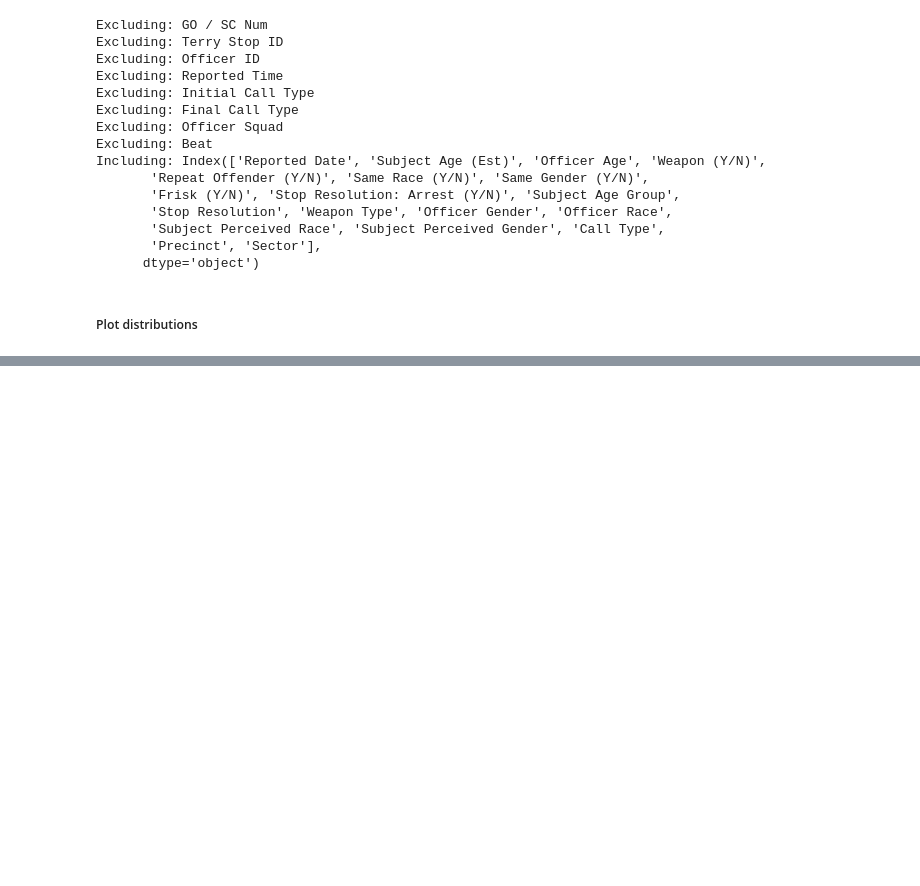
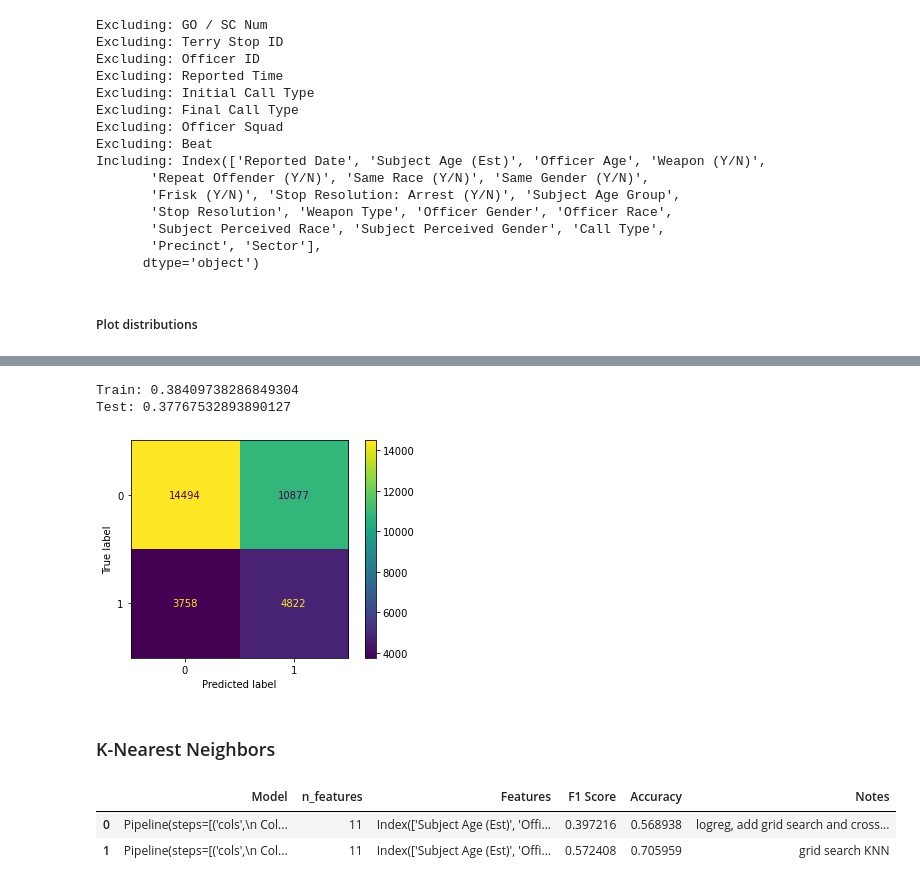
Before and after one commit to sethnlewis/Policing-Bias, a Jupyter notebook: analysis/EDA.ipynb, the cells around one changed output, grey strips where cells are left out. Cells and saved outputs as stored; diff of their text form; code cells hidden in the pictures; blank space fills up the shorter version.

```diff
--- a/analysis/EDA.ipynb
+++ b/analysis/EDA.ipynb
@@ -236,7 +234,8 @@ Name: Weapon Type, dtype: int64
 # Calculate Officer Age
 if 'Officer YOB' in df.columns:
     df['Officer Age'] = df['Reported Date'].apply(lambda x: x.year) - df['Officer YOB']
-    df['Officer Age'] = df['Officer Age'].apply(lambda x: np.nan if x > 100 else x)
+    median_yob = int(df['Officer YOB'].median())
+    df['Officer Age'] = df['Officer Age'].apply(lambda x: median_yob if x > 100 else x)
     df.drop('Officer YOB', axis=1, inplace=True)
 
 
@@ -280,8 +279,8 @@ df['Stop Resolution: Arrest (Method2)'] = (df['Stop Resolution'] == 'Arrest').as
 # Difficult decision to make, but with a sample size of only 5 people, the
 # amount of data is insufficient to provide a statistically significant understanding
 # of how non-binary perception affects arrest rate
-df['Subject Perceived Gender'].replace('Non-Binary', np.nan, inplace=True)
-
+df['Subject Perceived Gender'].replace('Non-Binary', UNKNOWN, inplace=True)
+df['Officer Gender'].replace('Non-Binary', UNKNOWN, inplace=True)
 
 # Optionally categorize 'Officer Squad'
 # Officer Squad
@@ -839,0 +499,32 @@ KeyboardInterrupt:
+# %%
+# One hot encoder
+droppers = [UNKNOWN]*X.select_dtypes('object').shape[1]
+one_hot_encoder = OneHotEncoder(drop=droppers, sparse=False)
+
+# Selectors
+string_selector = make_column_selector(dtype_include='object')
+number_selector = make_column_selector(dtype_include='number')
+
+
+# Column transformers
+transformer_basic = make_column_transformer((one_hot_encoder, string_selector), n_jobs=JOBS)
+
+transformer_ss = make_column_transformer((one_hot_encoder, string_selector),
+                                          (StandardScaler(), number_selector), n_jobs=JOBS)
+
+transformer_minmax = make_column_transformer((one_hot_encoder, string_selector),
+                                             (MinMaxScaler(), number_selector), n_jobs=JOBS)
+
+
+# K-Fold cross validation
+kfold = KFold(N_SPLITS, shuffle=True, random_state=RANDOM_STATE)
+
+# Resampling (smote)
+smote = SMOTE(random_state = RANDOM_STATE, n_jobs=JOBS)
+
+# Models
+model_logreg = LogisticRegression(random_state=RANDOM_STATE, max_iter=10000, n_jobs=JOBS)
+model_knn = KNeighborsClassifier(n_jobs=JOBS)
+model_dt = DecisionTreeClassifier(random_state=RANDOM_STATE)
+model_rf = RandomForestClassifier(random_state=RANDOM_STATE)
+model_xgb = XGBClassifier(use_label_encoder=False, eval_metric = 'logloss', random_state=RANDOM_STATE, n_jobs=JOBS)
@@ -839,0 +581,24 @@ KeyboardInterrupt:
+# %%
+train_test_scores(search)
+plot_confusion_matrix(search.best_estimator_, X, y);
+# %% [output]
+Train: 0.38409738286849304
+Test: 0.37767532893890127
+[figure, added]
+# %% [markdown]
+### K-Nearest Neighbors
+# %%
+# --- GRID NEEDS BETTER PARAMETER CHOICES ---
+pipe = Pipeline([('cols', transformer_ss),
+                 ('smote', smote),
+                 ('model', model_knn)])
+
+param_grid = {'model__leaf_size': [50],
+               'model__n_neighbors': np.arange(3, 8, 2)}
+search = GridSearchCV(pipe, param_grid, cv=kfold, n_jobs=JOBS, scoring='f1', return_train_score=True)
+search.fit(X, y)
+model_history.add_model(search.best_estimator_, X, y, display_results=True, notes='grid search KNN')
+# %% [output]
+|  | Model | n_features | Features | F1 Score | Accuracy | Notes |
+| 0 | Pipeline(steps=[('cols',\n Col... | 11 | Index(['Subject Age (Est)', 'Offi... | 0.397216 | 0.568938 | logreg, add grid search and cross... |
+| 1 | Pipeline(steps=[('cols',\n Col... | 11 | Index(['Subject Age (Est)', 'Offi... | 0.572408 | 0.705959 | grid search KNN |
```
Also changed, not shown: parts of 57 cells of this notebook, 2 other files.
